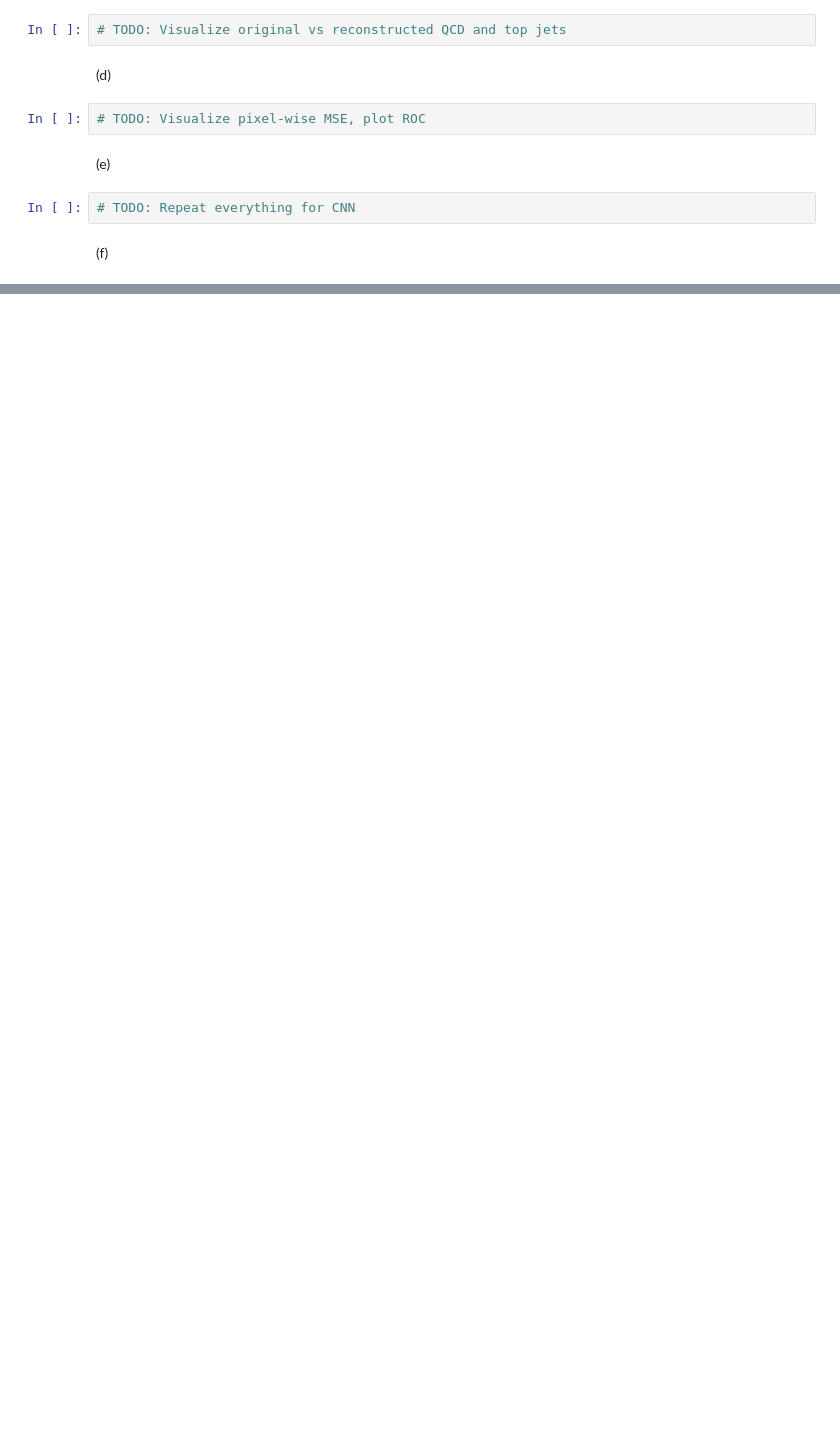
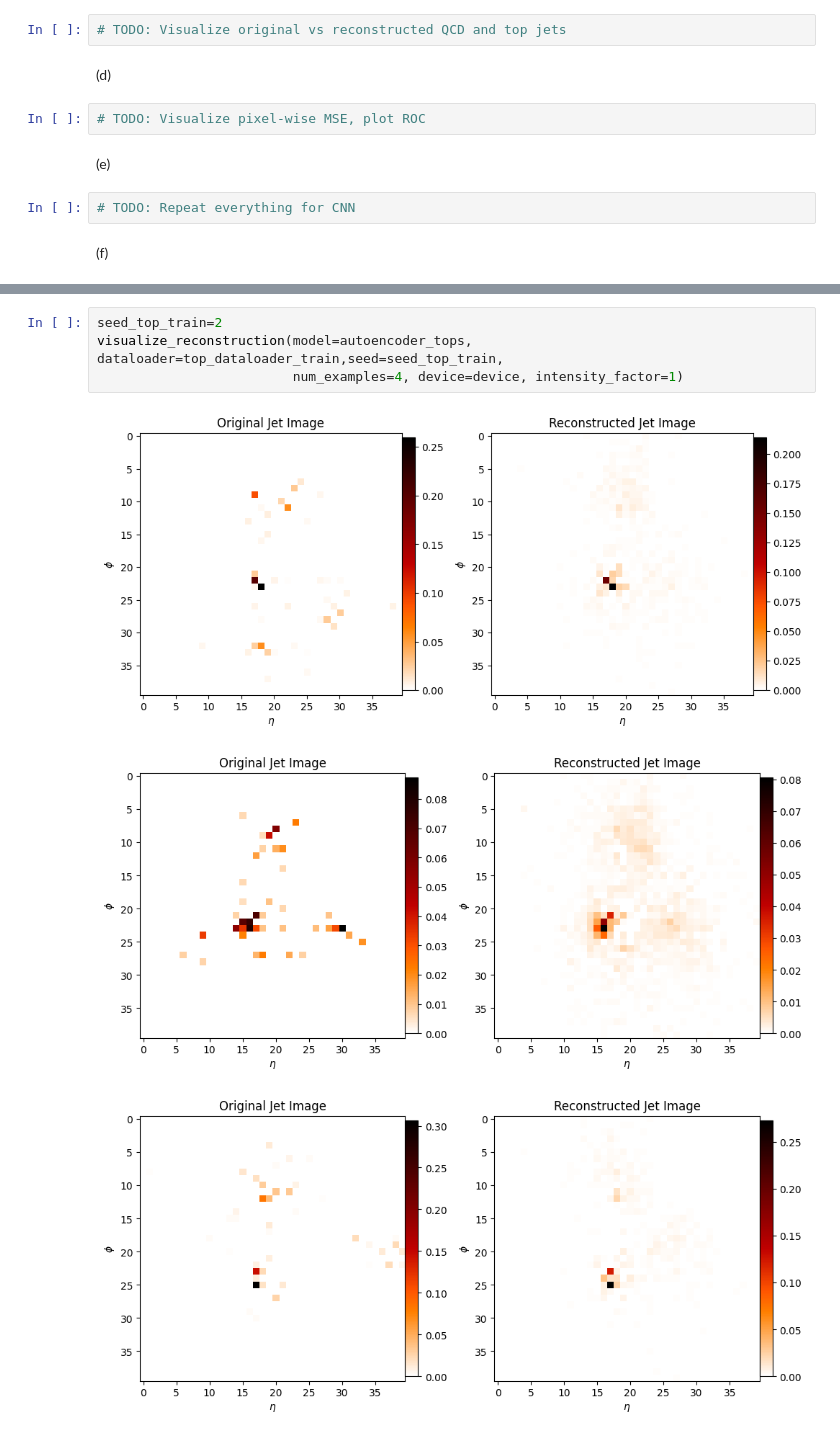
Before and after one commit to neelkanthrawat/mlph2023-Exercises, a Jupyter notebook: sheet08.ipynb, the cells around one changed output, grey strips where cells are left out. Saved outputs shown, nothing was run; the diff lists cells and outputs as text; blank space fills up the shorter version.

```diff
--- a/sheet08.ipynb
+++ b/sheet08.ipynb
@@ -1011,0 +1110,8 @@ plt.show()
+# %%
+seed_top_train=2
+visualize_reconstruction(model=autoencoder_tops, dataloader=top_dataloader_train,seed=seed_top_train,
+                         num_examples=4, device=device, intensity_factor=1)
+# %% [output]
+[figure, added]
+[figure, added]
+[figure, added]
```
Also changed, not shown: parts of 20 cells of this notebook.
